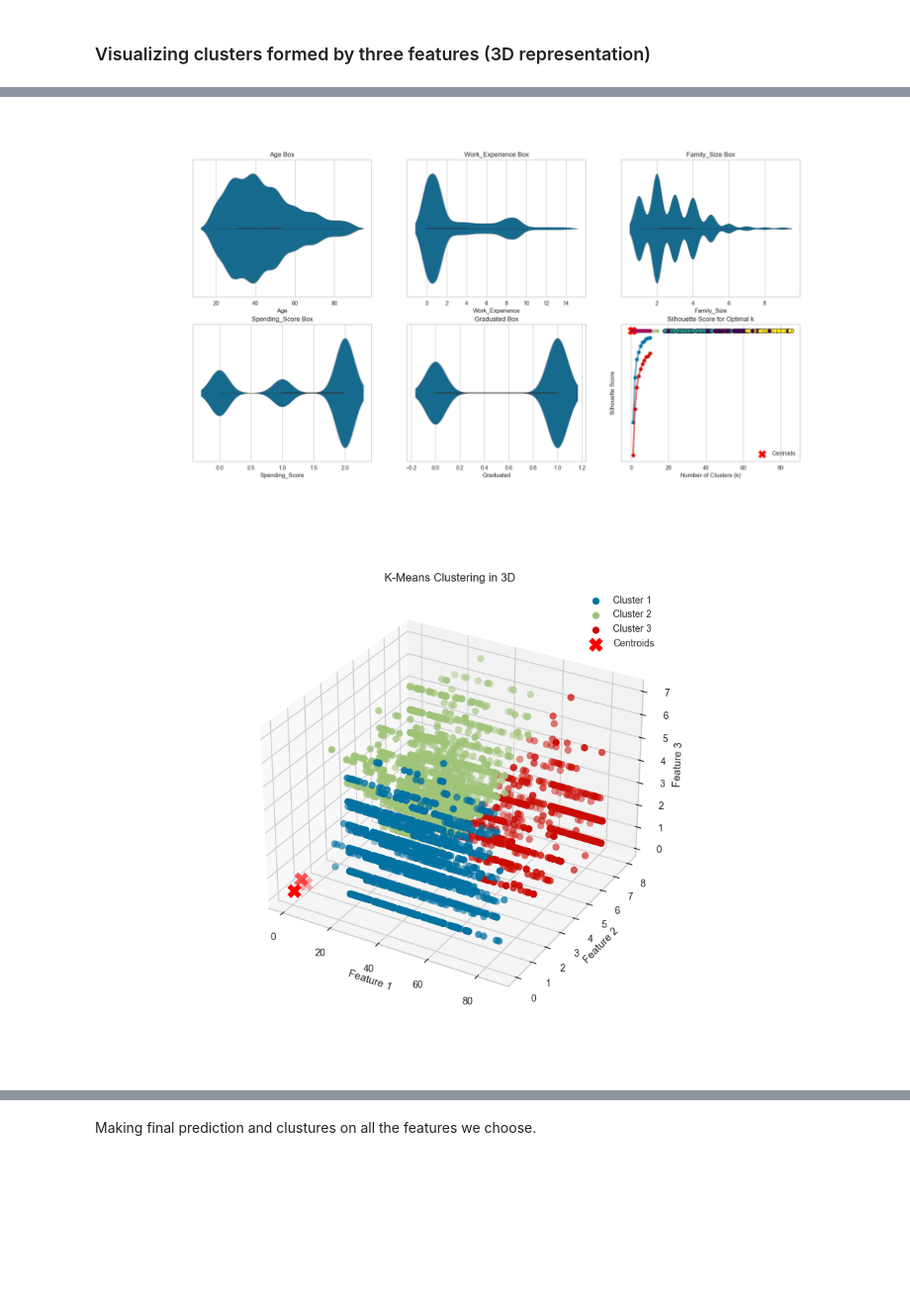
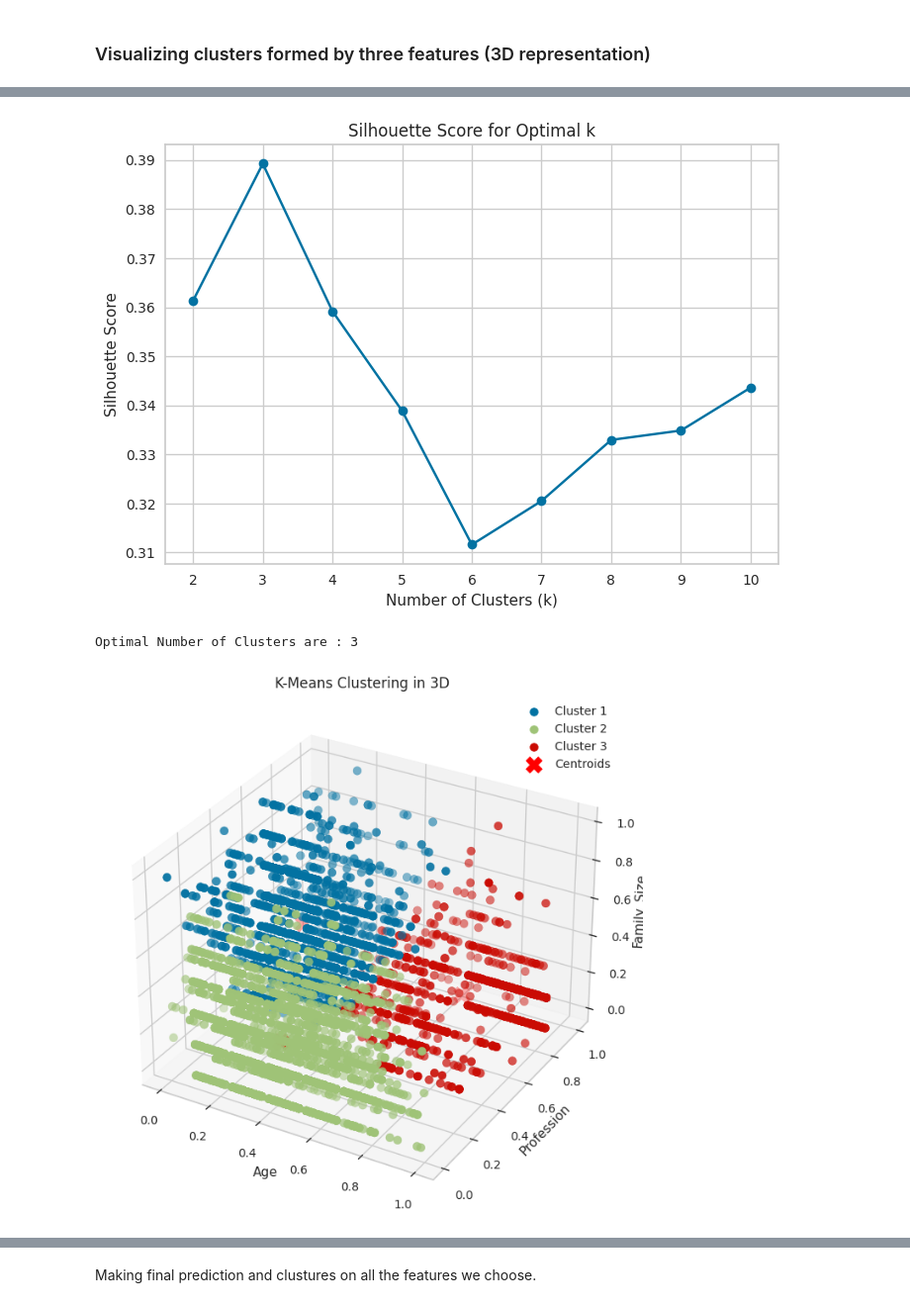
Before and after one commit to Devavrat77/Customer_Segmentation-Kmeans, a Jupyter notebook: customer-segmentation-eda-kmeans.ipynb, the cells around one changed output, grey strips where cells are left out. Shown at 99% size. Saved outputs shown, nothing was run; the diff lists cells and outputs as text; code cells hidden in the pictures; blank space fills up the shorter version.

```diff
--- a/customer-segmentation-eda-kmeans.ipynb
+++ b/customer-segmentation-eda-kmeans.ipynb
@@ -333,13 +335,13 @@ plt.show()
 # %%
 
-optimal_k = 3
+optimal_k = 5
 
 # Perform k-means clustering
 kmeans = KMeans(n_clusters=optimal_k, random_state=42, n_init=50)
 clusters = kmeans.fit_predict(X1)
 
 # Visualize the clusters
-plt.scatter(X1_[:, 0], X1_[:, 1], c=clusters, cmap='viridis', edgecolors='k', s=50)
+plt.scatter(X1[:, 0], X1[:, 1], c=clusters, cmap='viridis', edgecolors='k', s=50)
 plt.scatter(kmeans.cluster_centers_[:, 0], kmeans.cluster_centers_[:, 1], c='red', marker='X', s=200, label='Centroids')
 plt.title('K-Means Clustering')
 plt.xlabel('Feature 1')
@@ -368,7 +370,7 @@ distortions = []
 K_range = range(1, 11)
 
 for k in K_range:
-    kmeans = KMeans(n_clusters=k, random_state=42, n_init='auto')
+    kmeans = KMeans(n_clusters=k, random_state=42, n_init=50)
     kmeans.fit(X2)
     distortions.append(kmeans.inertia_)
 
@@ -385,7 +387,7 @@ silhouette_scores = []
 K_range = range(2, 11)
 
 for k in K_range:
-    kmeans = KMeans(n_clusters=k, random_state=42, n_init='auto')
+    kmeans = KMeans(n_clusters=k, random_state=42, n_init=50)
     kmeans.fit(X2)
     labels = kmeans.labels_
     silhouette_scores.append(silhouette_score(X2, labels))
@@ -397,34 +399,44 @@ plt.ylabel('Silhouette Score')
 plt.title('Silhouette Score for Optimal k')
 plt.show()
 # %% [output]
-[figure, old version]
+[figure, new version]
+# %%
+Val_K = silhouette_scores.index(max(silhouette_scores)) + 2
+print(f"Optimal Number of Clusters are : {Val_K}")
+# %% [output]
+Optimal Number of Clusters are : 3
 # %%
-optimal_k = 3
+optimal_k = Val_K
 kmeans = KMeans(n_clusters=optimal_k, random_state=42, n_init=50)
 clusters = kmeans.fit_predict(X2)
 
-%matplotlib ipympl
+import platform
+
+if platform.system() == 'Linux':  # Check if running on Kaggle (Linux environment)
+    %matplotlib inline
+else:
+    %matplotlib ipympl
 # Create a 3D scatter plot
 fig = plt.figure(figsize=(10, 8))
 ax = fig.add_subplot(111, projection='3d')
 
 # Scatter plot for each cluster
 for cluster_label in range(optimal_k):
-    cluster_points = X2_[clusters == cluster_label]
+    cluster_points = X2[clusters == cluster_label]
     ax.scatter(cluster_points[:, 0], cluster_points[:, 1], cluster_points[:, 2],
                label=f'Cluster {cluster_label + 1}', s=50)
 
 # Plot cluster centers
 ax.scatter(kmeans.cluster_centers_[:, 0], kmeans.cluster_centers_[:, 1], kmeans.cluster_centers_[:, 2],
            c='red', marker='X', s=200, label='Centroids')
 
-ax.set_xlabel('Feature 1')
-ax.set_ylabel('Feature 2')
-ax.set_zlabel('Feature 3')
+ax.set_xlabel('Age')
+ax.set_ylabel('Profession')
+ax.set_zlabel('Family_Size')
 ax.set_title('K-Means Clustering in 3D')
 ax.legend()
 plt.show()
 # %% [output]
-[figure, old version]
+[figure, new version]
 # %%
 plt.close('all')
```
Also changed, not shown: parts of 24 cells of this notebook.
